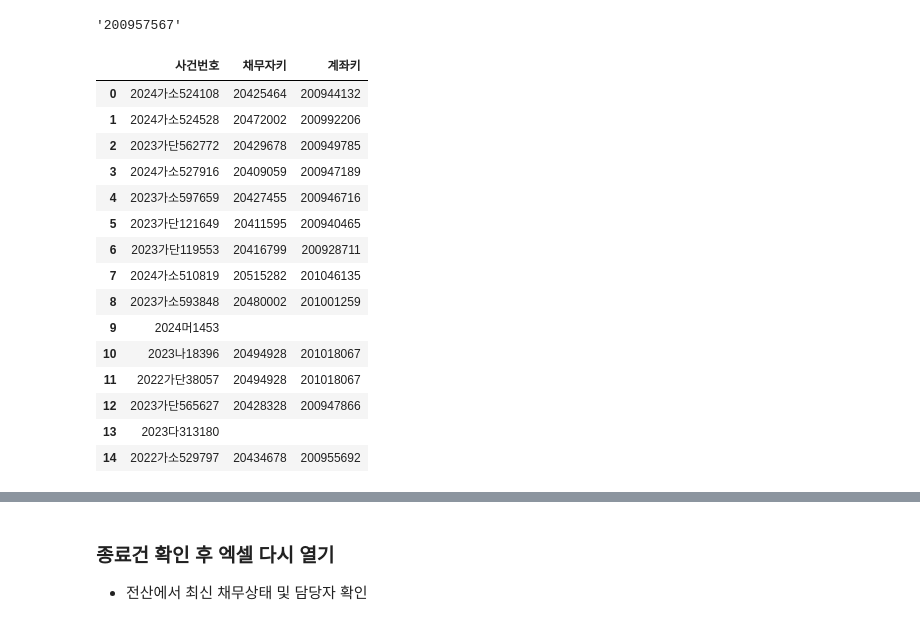
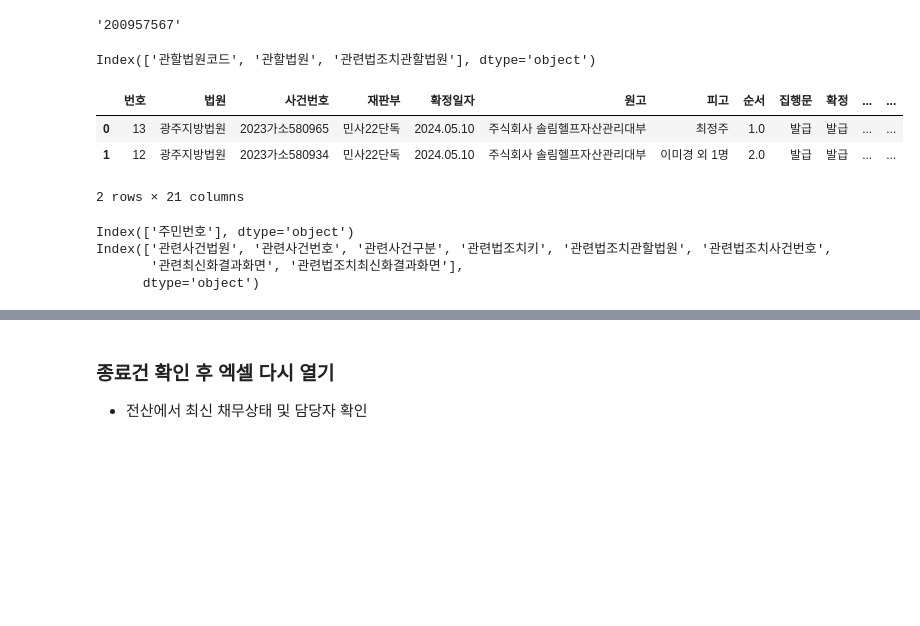
Before and after one commit to jbmyou/python_work, a Jupyter notebook: fileNaming/집행문sele.ipynb, the cells around one changed output, grey strips where cells are left out. Drawn from its saved outputs; the diff is of its cells as text; code cells hidden in the pictures; blank space fills up the shorter version.

Commit message:
집행문 법조치키 등록 수정

```diff
--- a/fileNaming/집행문sele.ipynb
+++ b/fileNaming/집행문sele.ipynb
@@ -37,13 +38,13 @@ from datetime import timedelta
 import traceback
 # 정렬순서 : 확정일자(내림), 법원(올림), 사건번호(내림)
 
-dtype = {'채무자키':str, '계좌키':str, '가상계좌번호':str}
+dtype = {'채무자키':str, '계좌키':str, '가상계좌번호':str, '법조치키':str}
 # %% [markdown]
 ### 함수, 전역변수
 # %%
 ##################################
 # 사건번호 눌러보고 집행문 발급 가능한 것만으로 목록작성 하도록!!!!!!!!!
-lastday = "240429"
+lastday = "240512"
 법원인증서="헬프자산관리대부[주]()001102620170619111002243" # 인증서 여러개고, 법원인증서가 첫번째가 아닌 경우 지정해줘야 함
 ##################################
 excel_dir = join(r"D:\4.관리\전자소송", lastday)
@@ -310,7 +312,7 @@ df.head(3)
 # %%
 # 최근 dataset pkl 에서 법조치 불러오기
 ##########################################
-last_dataset_day = '240329'
+last_dataset_day = '240430'
 ###########################################
 
 fn_law = 파일명(join(r'D:\3.자산\전산 dataset\솔림',last_dataset_day,"pkl"),"법조치조회새창")
@@ -332,38 +334,32 @@ df_law[df_law["사건번호"]=="2022가소582163"].계좌키.values[0][:9]
 # df_law = pd.read_pickle(join(path_pkl, file_name + ".pkl"))
 # # # 잘 읽어졌나 확인
 # # df_law[df_law["사건번호"]=="2022가소582163"].계좌키.values[0][:9]
+# %%
+df_law.columns[df_law.columns.str.contains('관할법원')]
+# %% [output]
+Index(['관할법원코드', '관할법원', '관련법조치관할법원'], dtype='object')
 # %%
-# 키매칭 후 집행문시트에 추가
 for i, v in df.iterrows() :
-    df_result = df_law[(df_law.관련사건번호== v.사건번호) |(df_law.사건번호== v.사건번호)].loc[:,["채무자키", "계좌키", "제소신청일"]].drop_duplicates(subset="채무자키").fillna("")
-
+    df_result = df_law[(df_law.관련사건번호== v.사건번호) |(df_law.사건번호== v.사건번호)].loc[:,["채무자키", "계좌키", "제소신청일", "관할법원", "사건번호", "법조치키"]].drop_duplicates(subset="채무자키").fillna("")
     # df_result["채무자키"] = df_result["채무자키"].astype(int) # 일부러 int한듯
     if len(df_result) == 1 :
-        df.loc[i, ["채무자키", "제소신청일"]] = np.concatenate(df_result[["채무자키","제소신청일"]].values).tolist() # 제소신청일과 접수일은 차이가 있을 수 있음.. .#######
+        df.loc[i, ["채무자키", "법조치키", "제소신청일"]] = np.concatenate(df_result[["채무자키","법조치키","제소신청일"]].values).tolist() # 제소신청일과 접수일은 차이가 있을 수 있음.. .#######
 
-        # df.loc[i, ["채무자키"]] = df_result["채무자키"].values
-        df.loc[i, ["계좌키"]] = df_result["계좌키"].values[0][:9] # 다계좌키인경우 하나만 입력하기 위해
-        # df.loc[i, ["제소신청일"]] = df_result["제소신청일"].values
-df.fillna("", inplace=True)
-# 엑셀에 저장
+        # 관련사건 말고 등록 사건의 법조치키만 불러옴
+        if df_result.관할법원.str == v.법원 and df_result.사건번호.str == v.사건번호 :
+            df.loc[i, "법조치키"] = df_result.법조치키.values[0]
 
-with pd.ExcelWriter(path_excel, engine='openpyxl', mode = 'a', if_sheet_exists = 'replace') as writer:
-    df.to_excel(writer, sheet_name = "집행문", index=False)
-df[["사건번호", "채무자키","계좌키"]]
+        break
 # %% [output]
-|  | 사건번호 | 채무자키 | 계좌키 |
-| 0 | 2024가소524108 | 20425464 | 200944132 |
-| 1 | 2024가소524528 | 20472002 | 200992206 |
-| 2 | 2023가단562772 | 20429678 | 200949785 |
-| 3 | 2024가소527916 | 20409059 | 200947189 |
-| 4 | 2023가소597659 | 20427455 | 200946716 |
-| 5 | 2023가단121649 | 20411595 | 200940465 |
-| 6 | 2023가단119553 | 20416799 | 200928711 |
-| 7 | 2024가소510819 | 20515282 | 201046135 |
-| 8 | 2023가소593848 | 20480002 | 201001259 |
-| 9 | 2024머1453 |  |  |
-| 10 | 2023나18396 | 20494928 | 201018067 |
-| 11 | 2022가단38057 | 20494928 | 201018067 |
-| 12 | 2023가단565627 | 20428328 | 200947866 |
-| 13 | 2023다313180 |  |  |
-| 14 | 2022가소529797 | 20434678 | 200955692 |
+|  | 번호 | 법원 | 사건번호 | 재판부 | 확정일자 | 원고 | 피고 | 순서 | 집행문 | 확정 | ... | ... |
+| 0 | 13 | 광주지방법원 | 2023가소580965 | 민사22단독 | 2024.05.10 | 주식회사 솔림헬프자산관리대부 | 최정주 | 1.0 | 발급 | 발급 | ... | ... |
+| 1 | 12 | 광주지방법원 | 2023가소580934 | 민사22단독 | 2024.05.10 | 주식회사 솔림헬프자산관리대부 | 이미경 외 1명 | 2.0 | 발급 | 발급 | ... | ... |
+2 rows × 21 columns
+# %%
+print(df_law.columns[df_law.columns.str.contains("주민")])
+print(df_law.columns[df_law.columns.str.contains("관련")])
+# %% [output]
+Index(['주민번호'], dtype='object')
+Index(['관련사건법원', '관련사건번호', '관련사건구분', '관련법조치키', '관련법조치관할법원', '관련법조치사건번호',
+       '관련최신화결과화면', '관련법조치최신화결과화면'],
+      dtype='object')
```
Also changed, not shown: parts of 15 cells of this notebook, 3 other files.
